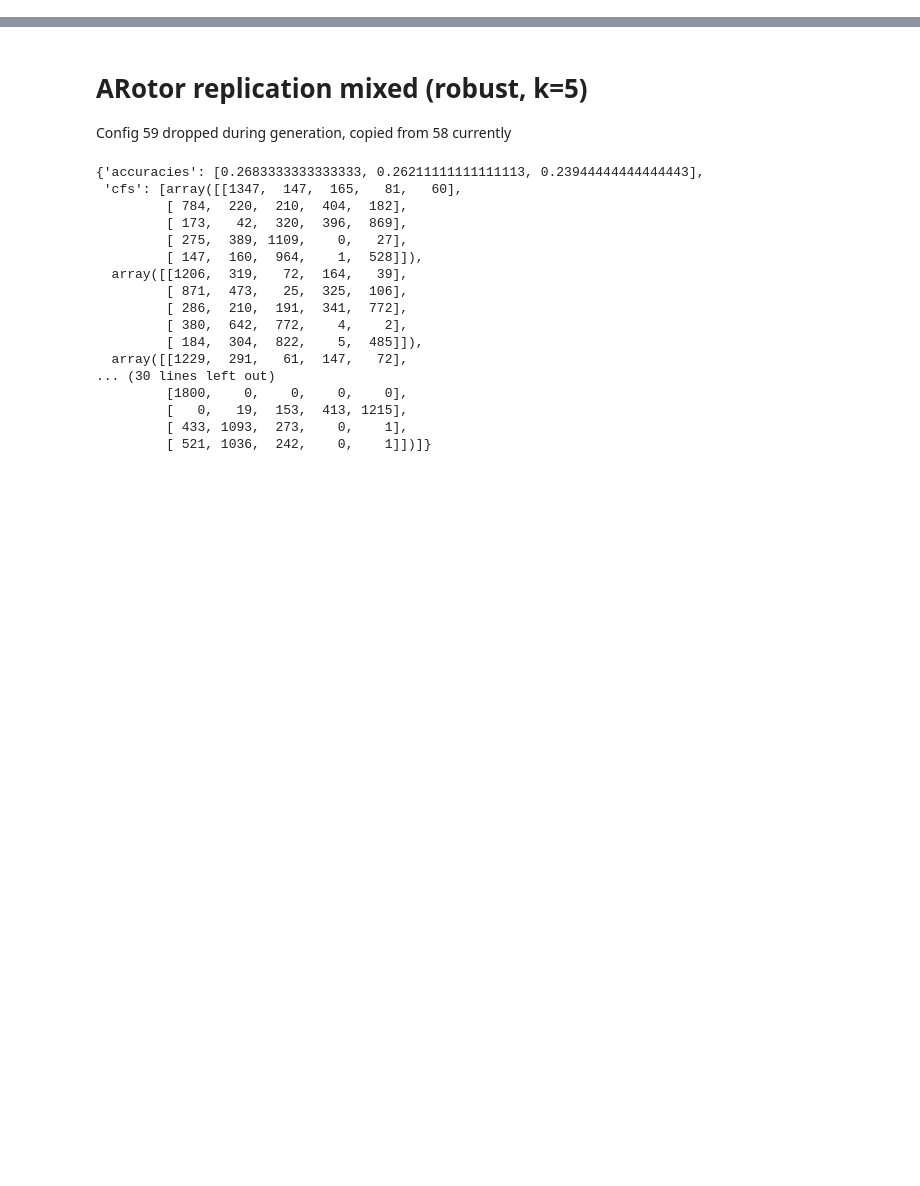
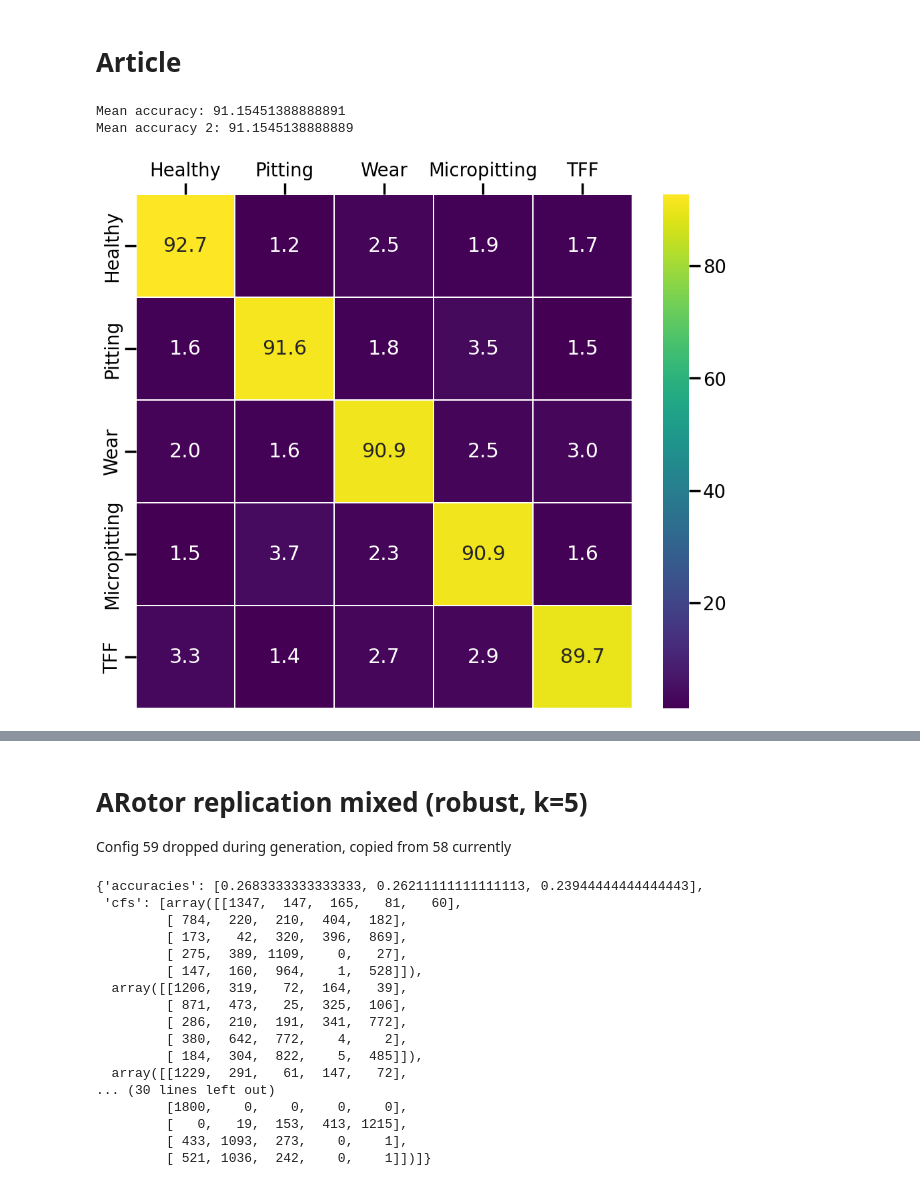
Before and after one commit to 4llu/rapid-deployment, a Jupyter notebook: reports/processed/arotor_replication_results.ipynb, the cells around one changed output, grey strips where cells are left out. Drawn from its saved outputs; the diff is of its cells as text; code cells hidden in the pictures; blank space fills up the shorter version.

Commit message:
Rapid classification and figure preparing

```diff
--- a/reports/processed/arotor_replication_results.ipynb
+++ b/reports/processed/arotor_replication_results.ipynb
@@ -5,3 +5,58 @@ import joblib
 import matplotlib.pyplot as plt
 import numpy as np
 import seaborn as sns
+# %% [markdown]
+# Article
+# %%
+data_folder = os.path.join(os.path.abspath(""), os.pardir, "RAW", "result_generation")
+num_arotor_replication_configs = 48
+arotor_replication_classes = ["Healthy", "Pitting", "Wear", "Micropitting", "TFF"]
+
+sns.set_context("poster", font_scale=0.9)
+# %%
+all_results = []
+for i in range(num_arotor_replication_configs):
+    all_results.append(
+        joblib.load(
+            os.path.join(
+                data_folder,
+                "arotor_replication_torque1_article_100",
+                f"results_for_config_{i}.pkl",
+            )
+        )
+    )
+
+#! Do not use the "accuracy" from .pkl. It is the accuracy of the first non-ensemble model
+all_diags = []
+for r in all_results:
+    all_diags.append(np.array([np.diag(x) / x[0].sum() for x in r["ensemble_cfs"]]))
+print("Mean accuracy:", np.array(all_diags).mean(1).mean(0).mean() * 100)
+
+all_cfs = []
+for i in range(num_arotor_replication_configs):
+    cfs = np.array(all_results[i]["ensemble_cfs"])
+    cfs = cfs.sum(axis=0)
+    cfs = cfs / cfs.sum(axis=1)
+    all_cfs.append(cfs)
+    # all_cfs.append(cfs.mean(axis=0) / (cfs[0].sum() / len(arotor_replication_classes))) # Alternative way
+
+cf_agg = np.array(all_cfs).mean(axis=0) * 100
+print("Mean accuracy 2:", np.diag(cf_agg).mean())
+
+fig, ax = plt.subplots(figsize=(12, 10))
+g = sns.heatmap(
+    cf_agg,
+    annot=True,
+    fmt=".1f",
+    linewidth=0.3,
+    xticklabels=arotor_replication_classes,
+    yticklabels=arotor_replication_classes,
+    cmap="viridis",
+)
+
+ax.xaxis.set_ticks_position("top")
+ax.xaxis.set_label_position("top")
+# %% [output]
+Mean accuracy: 91.15451388888891
+Mean accuracy 2: 91.1545138888889
+[figure, added]
```
Also changed, not shown: parts of 2 cells of this notebook, 9 other files.
